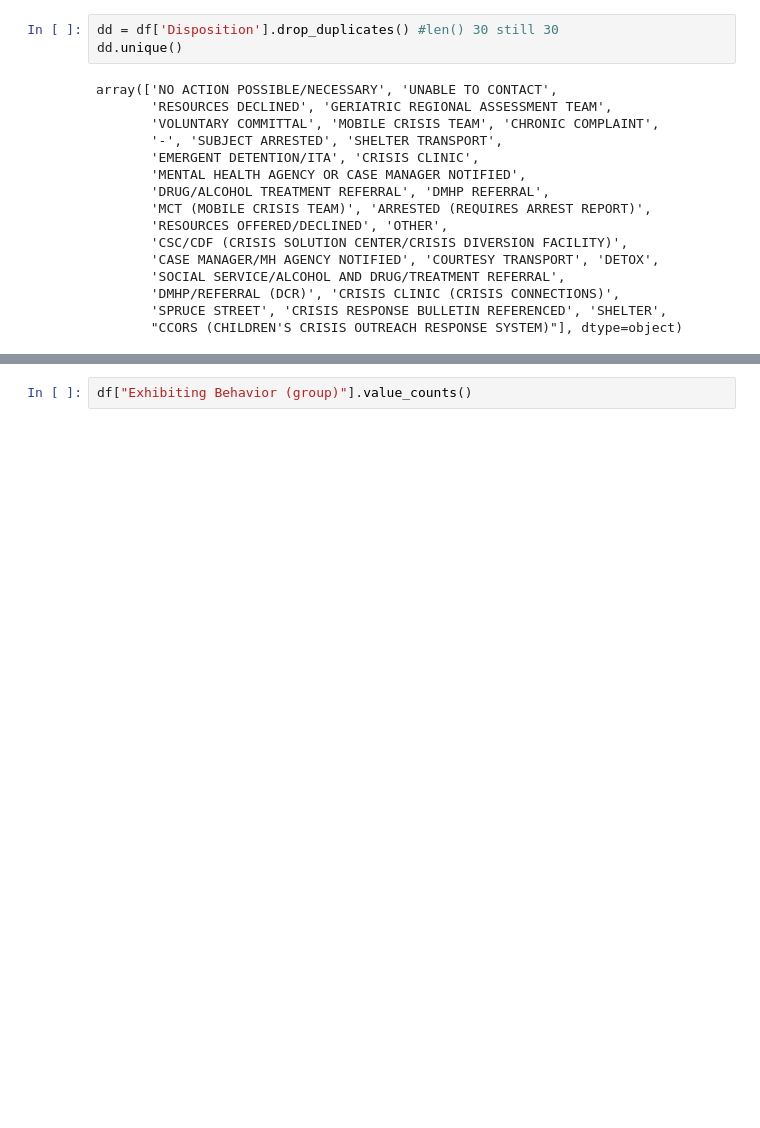
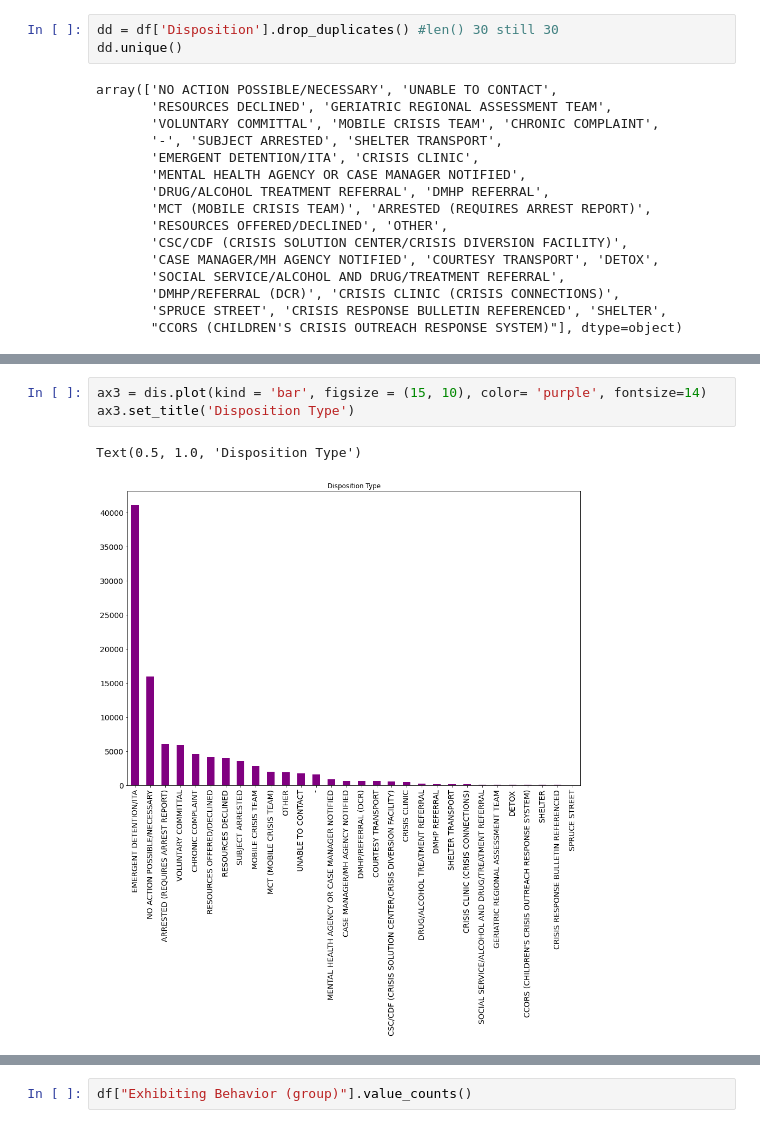
Before and after one commit to msenosain/spd-use-of-force_DS4A, a Jupyter notebook: notebooks/10_EDA_crisis.ipynb, the cells around one changed output, grey strips where cells are left out. Drawn from its saved outputs; the diff is of its cells as text; blank space fills up the shorter version.

```diff
--- a/notebooks/10_EDA_crisis.ipynb
+++ b/notebooks/10_EDA_crisis.ipynb
@@ -122,0 +143,6 @@ Text(0.5, 1.0, 'Cer')
+# %%
+ax3 = dis.plot(kind = 'bar', figsize = (15, 10), color= 'purple', fontsize=14)
+ax3.set_title('Disposition Type')
+# %% [output]
+Text(0.5, 1.0, 'Disposition Type')
+[figure, added]
```
Also changed, not shown: parts of 12 cells of this notebook.
